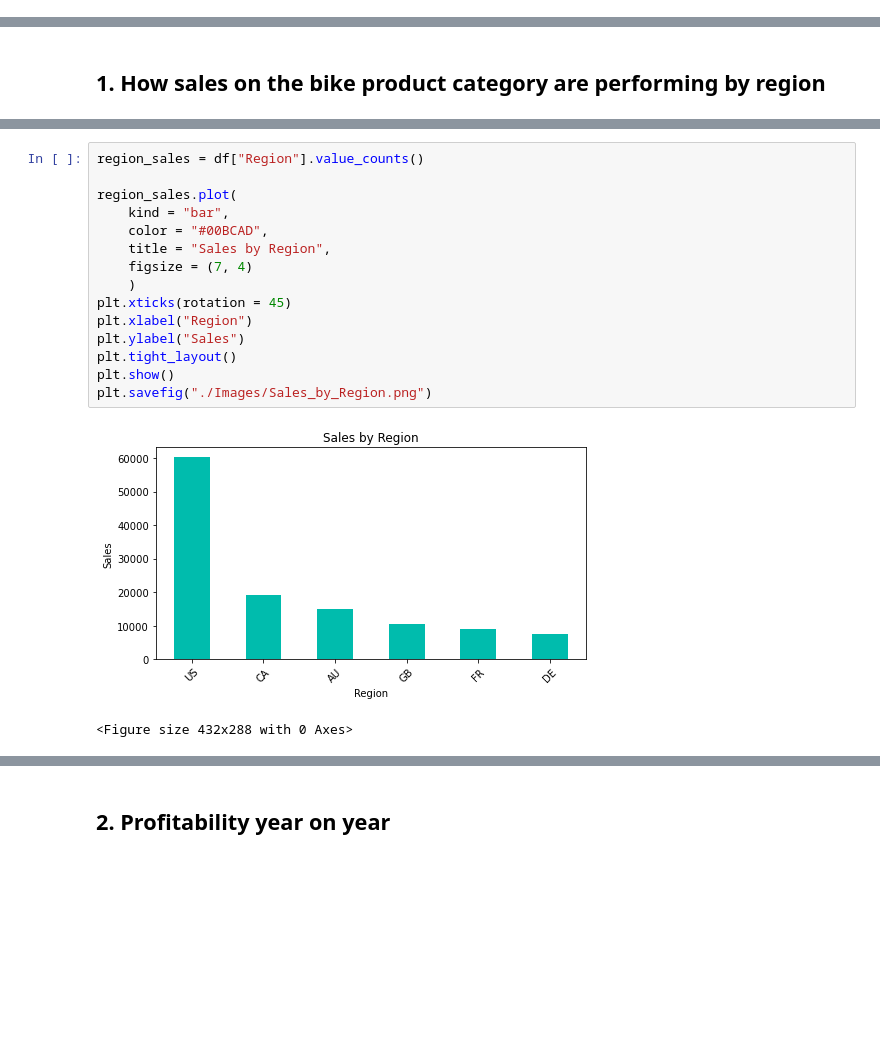
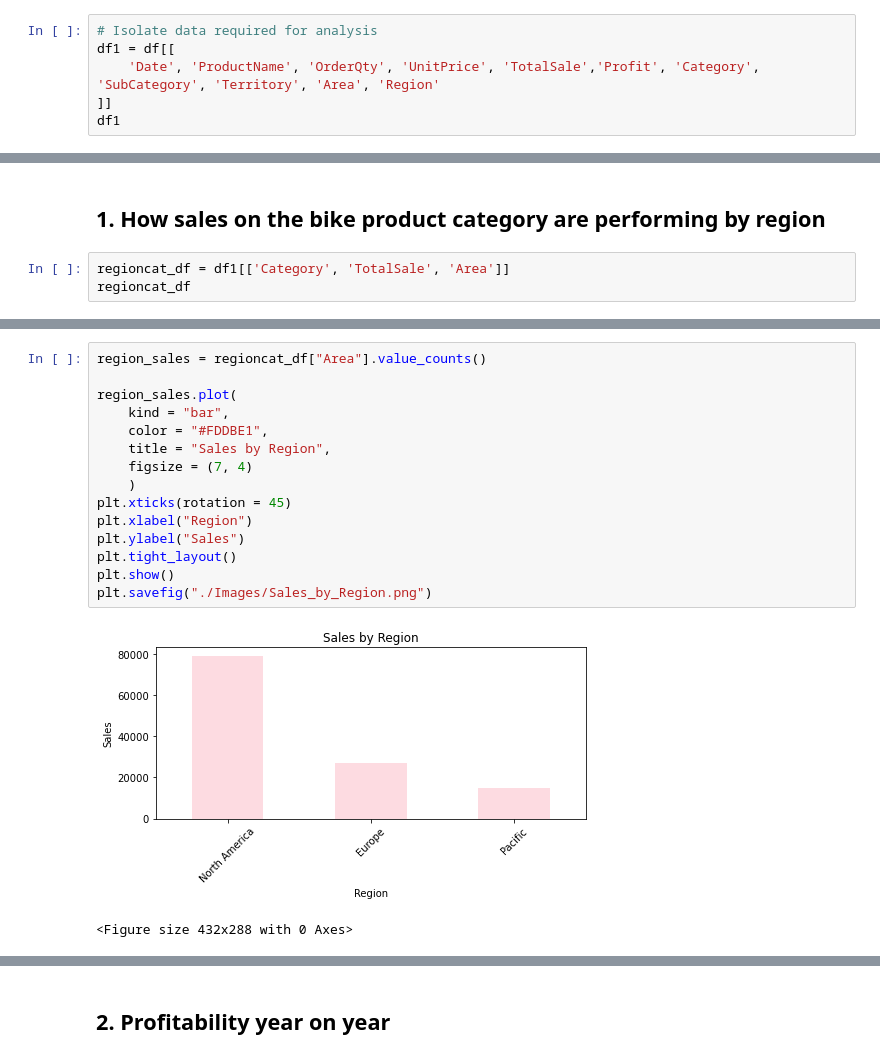
Before and after one commit to gw-sc/Sales-Analysis, a Jupyter notebook: Project.ipynb, the cells around one changed output, grey strips where cells are left out. Cells and saved outputs as stored; diff of their text form; blank space fills up the shorter version.

```diff
--- a/Project.ipynb
+++ b/Project.ipynb
@@ -76,0 +84,6 @@ df.head()
+# %%
+# Isolate data required for analysis
+df1 = df[[
+    'Date', 'ProductName', 'OrderQty', 'UnitPrice', 'TotalSale','Profit', 'Category', 'SubCategory', 'Territory', 'Area', 'Region'
+]]
+df1
@@ -77,2 +107,5 @@ df.head()
 # %% [markdown]
 ## 1. How sales on the bike product category are performing by region
+# %%
+regioncat_df = df1[['Category', 'TotalSale', 'Area']]
+regioncat_df
@@ -79,20 +138,20 @@ df.head()
 # %%
-region_sales = df["Region"].value_counts()
+region_sales = regioncat_df["Area"].value_counts()
 
 region_sales.plot(
     kind = "bar",
-    color = "#00BCAD",
+    color = "#FDDBE1",
     title = "Sales by Region",
     figsize = (7, 4)
     )
 plt.xticks(rotation = 45)
 plt.xlabel("Region")
 plt.ylabel("Sales")
 plt.tight_layout()
 plt.show()
 plt.savefig("./Images/Sales_by_Region.png")
 # %% [output]
-[figure, old version]
+[figure, new version]
 <Figure size 432x288 with 0 Axes>
 # %%
 category_sales = df["Category"].value_counts()
```
Also changed, not shown: parts of 12 cells of this notebook, 4 other files.
